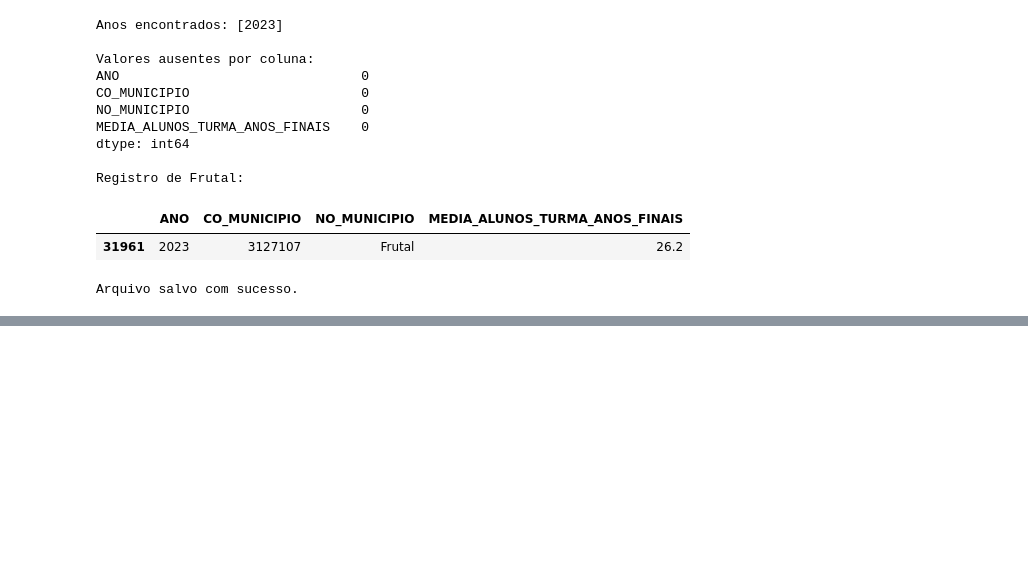
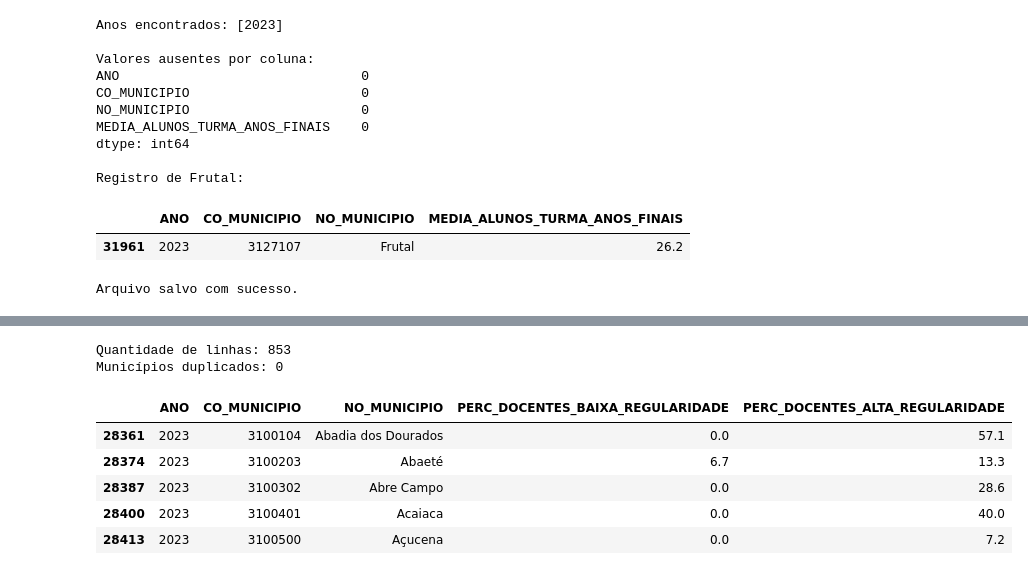
Before and after one commit to RaniellyPatricia/predicao-abandono-escolar-mg, a Jupyter notebook: notebooks/01_coleta_e_descricao.ipynb, the cells around one changed output, grey strips where cells are left out. Cells and saved outputs as stored; diff of their text form; code cells hidden in the pictures; blank space fills up the shorter version.

```diff
--- a/notebooks/01_coleta_e_descricao.ipynb
+++ b/notebooks/01_coleta_e_descricao.ipynb
@@ -697,0 +840,14 @@ files.download("mat_mg_2023_tratado.csv")
+# %%
+df_rcd_tratado["SOMA_RCD"] = (
+    df_rcd_tratado["EDU_BAS_CAT_1"] +
+    df_rcd_tratado["EDU_BAS_CAT_2"] +
+    df_rcd_tratado["EDU_BAS_CAT_3"] +
+    df_rcd_tratado["EDU_BAS_CAT_4"]
+)
+
+print("Menor soma:", df_rcd_tratado["SOMA_RCD"].min())
+print("Maior soma:", df_rcd_tratado["SOMA_RCD"].max())
+
+df_rcd_tratado[
+    ["CO_MUNICIPIO", "NO_MUNICIPIO", "SOMA_RCD"]
+].head()
@@ -697,0 +863,37 @@ files.download("mat_mg_2023_tratado.csv")
+# %%
+df_rcd_final = df_rcd_tratado[
+    [
+        "NU_ANO_CENSO",
+        "CO_MUNICIPIO",
+        "NO_MUNICIPIO",
+        "EDU_BAS_CAT_1",
+        "EDU_BAS_CAT_4"
+    ]
+].copy()
+
+df_rcd_final = df_rcd_final.rename(
+    columns={
+        "NU_ANO_CENSO": "ANO",
+        "EDU_BAS_CAT_1": "PERC_DOCENTES_BAIXA_REGULARIDADE",
+        "EDU_BAS_CAT_4": "PERC_DOCENTES_ALTA_REGULARIDADE"
+    }
+)
+
+df_rcd_final["CO_MUNICIPIO"] = df_rcd_final["CO_MUNICIPIO"].astype("int64")
+
+print("Quantidade de linhas:", len(df_rcd_final))
+print(
+    "Municípios duplicados:",
+    df_rcd_final["CO_MUNICIPIO"].duplicated().sum()
+)
+
+df_rcd_final.head()
+# %% [output]
+Quantidade de linhas: 853
+Municípios duplicados: 0
+|  | ANO | CO_MUNICIPIO | NO_MUNICIPIO | PERC_DOCENTES_BAIXA_REGULARIDADE | PERC_DOCENTES_ALTA_REGULARIDADE |
+| 28361 | 2023 | 3100104 | Abadia dos Dourados | 0.0 | 57.1 |
+| 28374 | 2023 | 3100203 | Abaeté | 6.7 | 13.3 |
+| 28387 | 2023 | 3100302 | Abre Campo | 0.0 | 28.6 |
+| 28400 | 2023 | 3100401 | Acaiaca | 0.0 | 40.0 |
+| 28413 | 2023 | 3100500 | Açucena | 0.0 | 7.2 |
```
Also changed, not shown: parts of 12 cells of this notebook.
